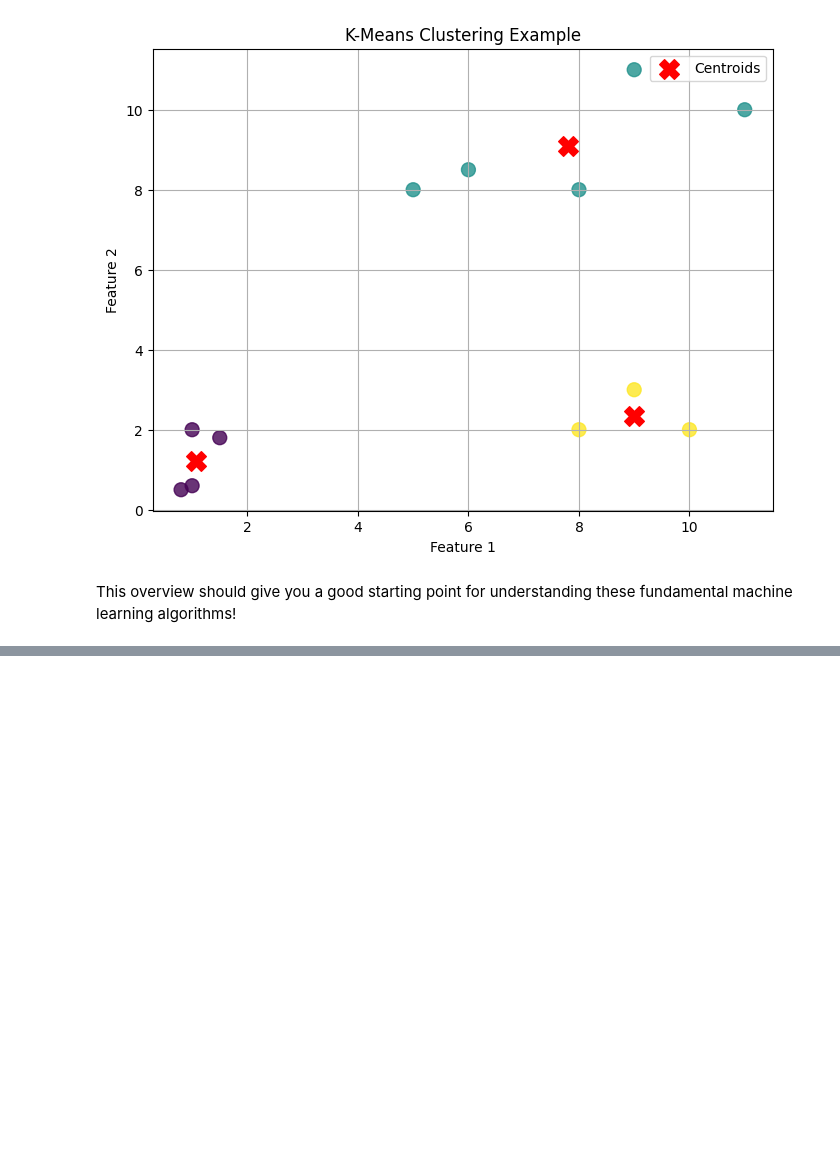
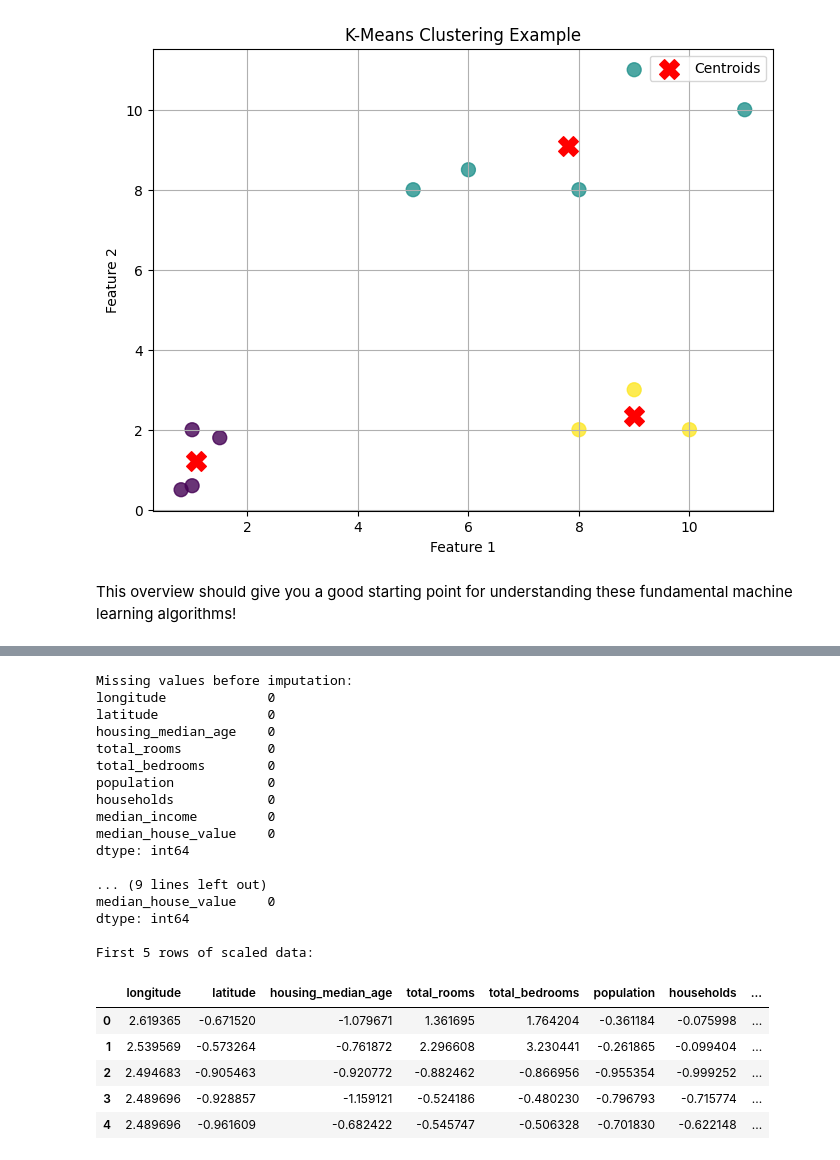
Before and after one commit to mallelamanojkumar90/AIML, a Jupyter notebook: ML_Algorithms.ipynb, the cells around one changed output, grey strips where cells are left out. Drawn from its saved outputs; the diff is of its cells as text; code cells hidden in the pictures; blank space fills up the shorter version.

```diff
--- a/ML_Algorithms.ipynb
+++ b/ML_Algorithms.ipynb
@@ -188,0 +227,53 @@ This overview should give you a good starting point for understanding these fund
+# %%
+from sklearn.preprocessing import StandardScaler
+from sklearn.impute import SimpleImputer
+
+if not df_housing.empty:
+    # Check for missing values
+    print("Missing values before imputation:")
+    print(df_housing.isnull().sum())
+
+    # Impute missing values (e.g., with the mean) - 'total_bedrooms' often has some missing values
+    imputer = SimpleImputer(strategy='mean')
+    df_housing_imputed = pd.DataFrame(imputer.fit_transform(df_housing), columns=df_housing.columns)
+
+    print("\nMissing values after imputation:")
+    print(df_housing_imputed.isnull().sum())
+
+    # Select features for clustering (all numerical columns)
+    # We'll drop 'median_house_value' for unsupervised learning, as it's typically a target for regression
+    # However, for demonstration of clustering, let's include it to see how it groups
+    features = df_housing_imputed.columns
+    X_housing = df_housing_imputed[features]
+
+    # Feature Scaling
+    scaler = StandardScaler()
+    X_scaled = scaler.fit_transform(X_housing)
+    df_scaled = pd.DataFrame(X_scaled, columns=features)
+
+    print("\nFirst 5 rows of scaled data:")
+    display(df_scaled.head())
+# %% [output]
+Missing values before imputation:
+longitude             0
+latitude              0
+housing_median_age    0
+total_rooms           0
+total_bedrooms        0
+population            0
+households            0
+median_income         0
+median_house_value    0
+dtype: int64
+
+... (9 lines left out)
+median_house_value    0
+dtype: int64
+
+First 5 rows of scaled data:
+|  | longitude | latitude | housing_median_age | total_rooms | total_bedrooms | population | households | ... |
+| 0 | 2.619365 | -0.671520 | -1.079671 | 1.361695 | 1.764204 | -0.361184 | -0.075998 | ... |
+| 1 | 2.539569 | -0.573264 | -0.761872 | 2.296608 | 3.230441 | -0.261865 | -0.099404 | ... |
+| 2 | 2.494683 | -0.905463 | -0.920772 | -0.882462 | -0.866956 | -0.955354 | -0.999252 | ... |
+| 3 | 2.489696 | -0.928857 | -1.159121 | -0.524186 | -0.480230 | -0.796793 | -0.715774 | ... |
+| 4 | 2.489696 | -0.961609 | -0.682422 | -0.545747 | -0.506328 | -0.701830 | -0.622148 | ... |
```
Also changed, not shown: parts of 8 cells of this notebook.
